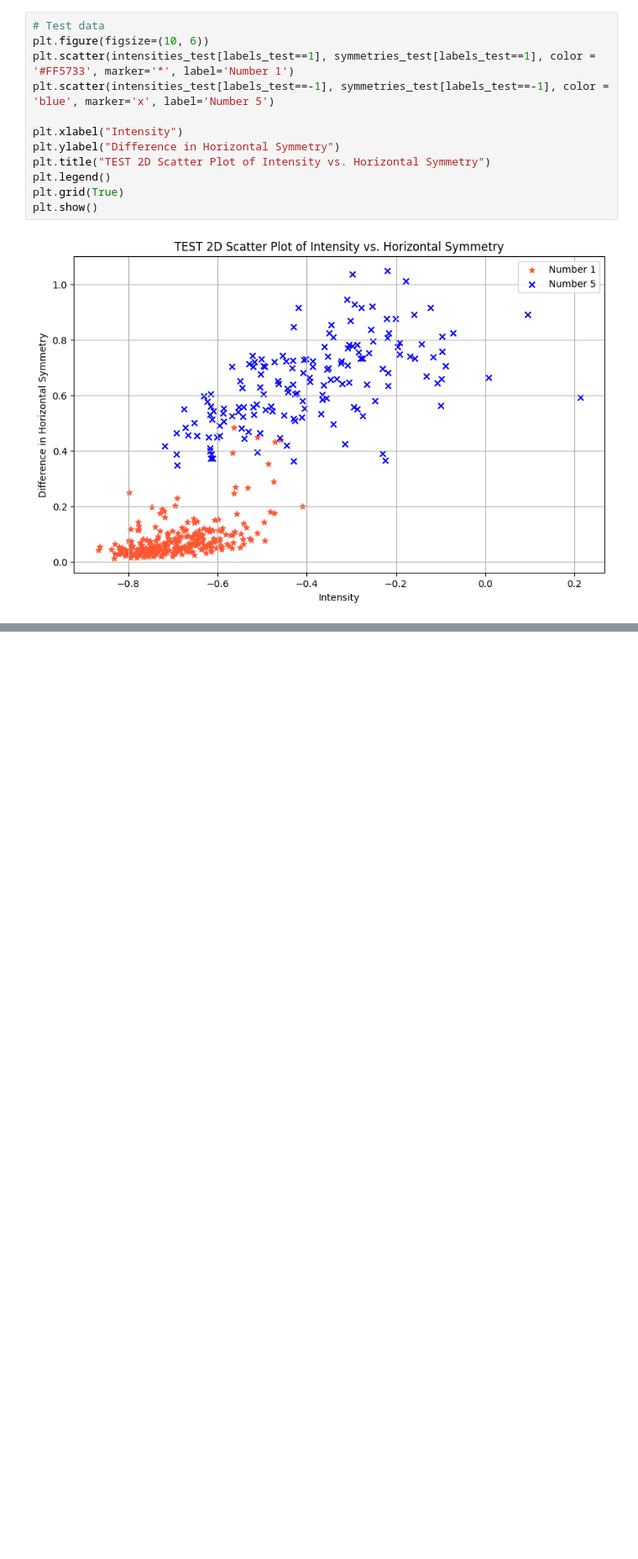
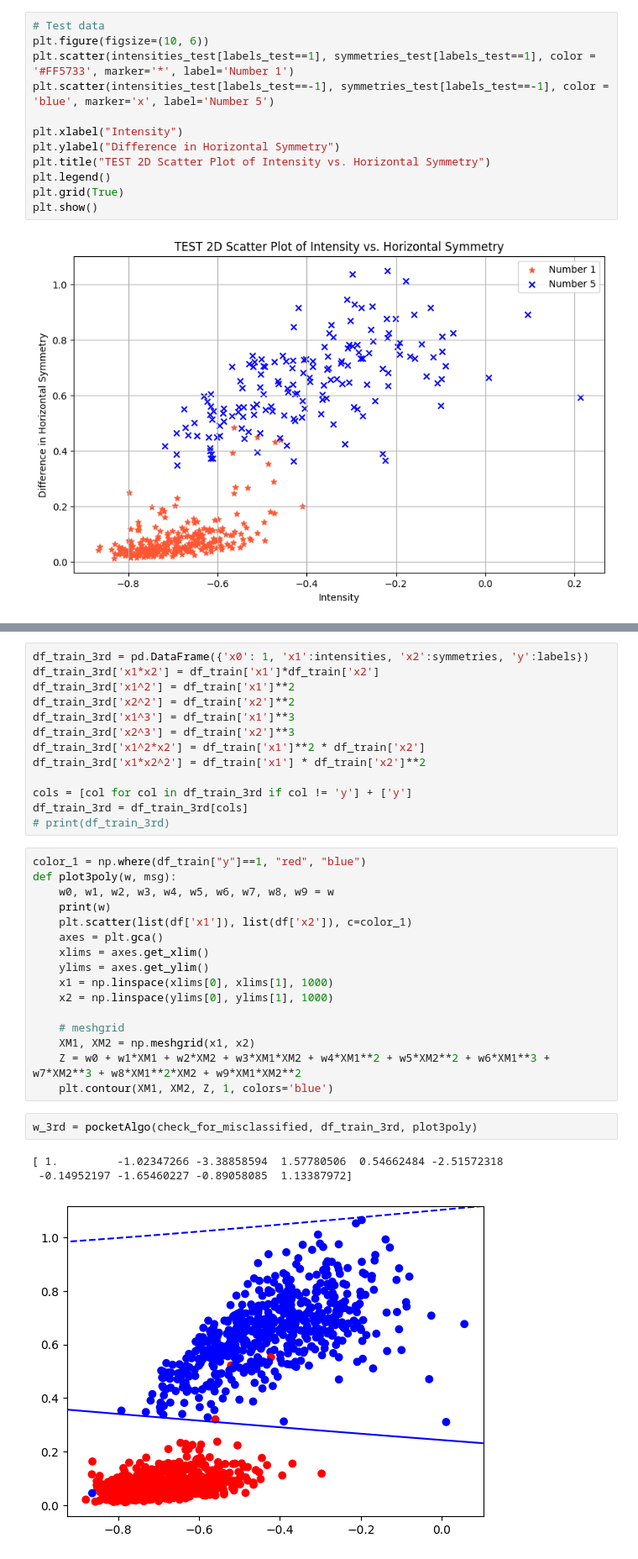
Before and after one commit to arielle00/CMPE257, a Jupyter notebook: hw2_task3.ipynb, the cells around one changed output, grey strips where cells are left out. Shown at 84% size. Cells and saved outputs as stored; diff of their text form; blank space fills up the shorter version.

```diff
--- a/hw2_task3.ipynb
+++ b/hw2_task3.ipynb
@@ -168,0 +201,35 @@ This is the final weight:  [ 0.         -0.45549609 -0.60044531]
+# %%
+df_train_3rd = pd.DataFrame({'x0': 1, 'x1':intensities, 'x2':symmetries, 'y':labels})
+df_train_3rd['x1*x2'] = df_train['x1']*df_train['x2']
+df_train_3rd['x1^2'] = df_train['x1']**2
+df_train_3rd['x2^2'] = df_train['x2']**2
+df_train_3rd['x1^3'] = df_train['x1']**3
+df_train_3rd['x2^3'] = df_train['x2']**3
+df_train_3rd['x1^2*x2'] = df_train['x1']**2 * df_train['x2']
+df_train_3rd['x1*x2^2'] = df_train['x1'] * df_train['x2']**2
+
+cols = [col for col in df_train_3rd if col != 'y'] + ['y']
+df_train_3rd = df_train_3rd[cols]
+# print(df_train_3rd)
+# %%
+color_1 = np.where(df_train["y"]==1, "red", "blue")
+def plot3poly(w, msg):
+    w0, w1, w2, w3, w4, w5, w6, w7, w8, w9 = w
+    print(w)
+    plt.scatter(list(df['x1']), list(df['x2']), c=color_1)
+    axes = plt.gca()
+    xlims = axes.get_xlim()
+    ylims = axes.get_ylim()
+    x1 = np.linspace(xlims[0], xlims[1], 1000)
+    x2 = np.linspace(ylims[0], ylims[1], 1000)
+
+    # meshgrid
+    XM1, XM2 = np.meshgrid(x1, x2)
+    Z = w0 + w1*XM1 + w2*XM2 + w3*XM1*XM2 + w4*XM1**2 + w5*XM2**2 + w6*XM1**3 + w7*XM2**3 + w8*XM1**2*XM2 + w9*XM1*XM2**2
+    plt.contour(XM1, XM2, Z, 1, colors='blue')
+# %%
+w_3rd = pocketAlgo(check_for_misclassified, df_train_3rd, plot3poly)
+# %% [output]
+[ 1.         -1.02347266 -3.38858594  1.57780506  0.54662484 -2.51572318
+ -0.14952197 -1.65460227 -0.89058085  1.13387972]
+[figure, added]
```
Also changed, not shown: parts of 7 cells of this notebook.
